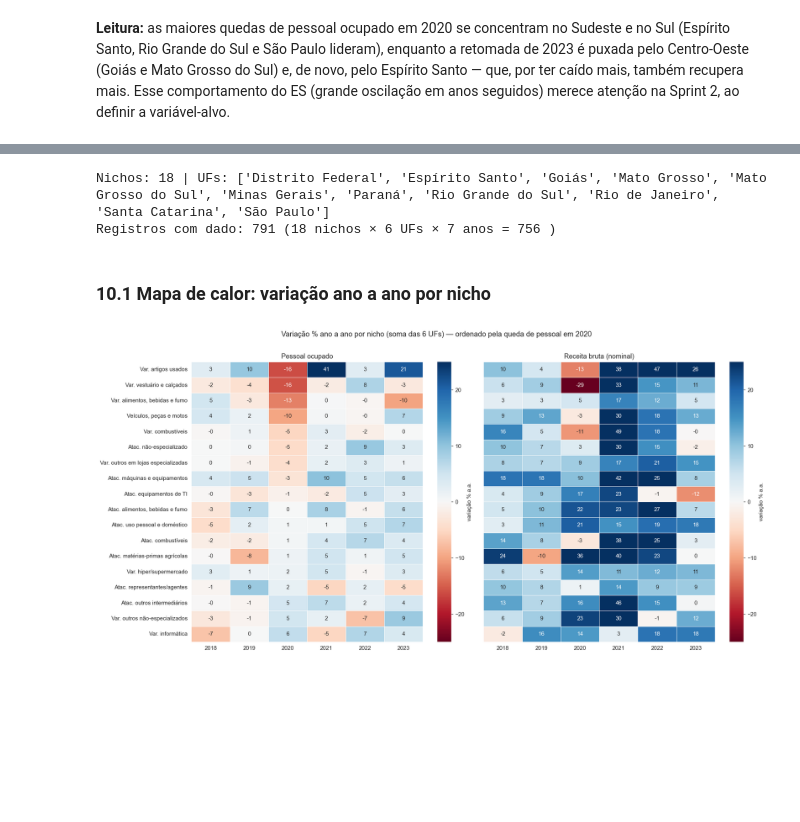
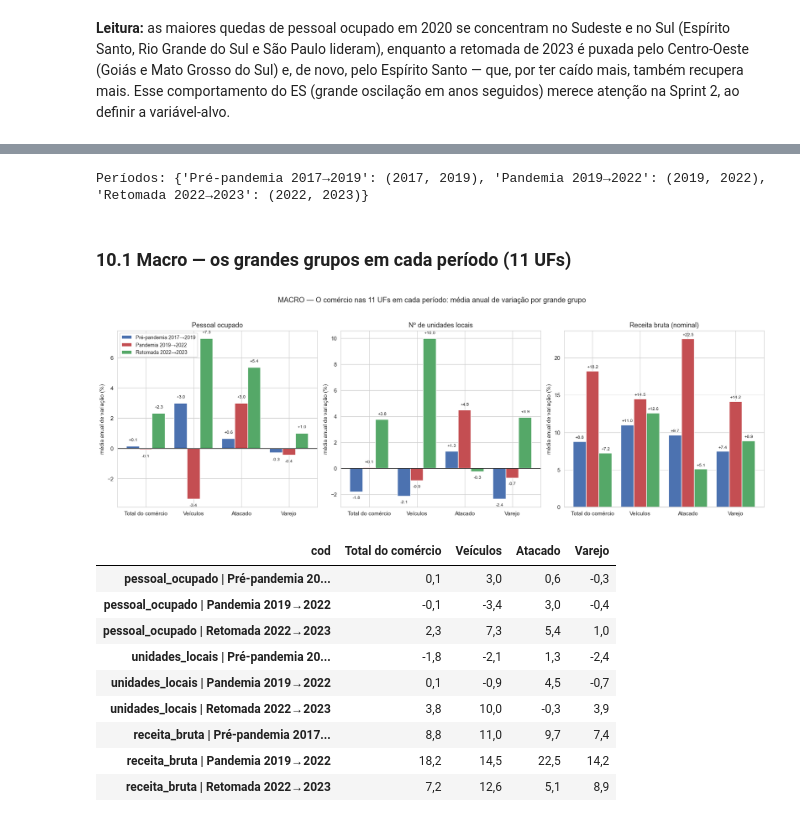
Before and after one commit to NicolasSimoes/cienciasdedados, a Jupyter notebook: cienciadados/Sprint1.ipynb, the cells around one changed output, grey strips where cells are left out. Saved outputs shown, nothing was run; the diff lists cells and outputs as text; code cells hidden in the pictures; blank space fills up the shorter version.

```diff
--- a/cienciadados/Sprint1.ipynb
+++ b/cienciadados/Sprint1.ipynb
@@ -498,4 +501,7 @@ Referência para ler os números de receita: eles são nominais, e o IPCA acumul
 # %%
+PERIODOS = {'Pré-pandemia\n2017→2019': (2017, 2019), 'Pandemia\n2019→2022': (2019, 2022), 'Retomada\n2022→2023': (2022, 2023)}
+COR_PERIODO = {'Pré-pandemia\n2017→2019': '#4C72B0', 'Pandemia\n2019→2022': '#C44E52', 'Retomada\n2022→2023': '#55A868'}
+
 NICHOS = {
     '2.': 'Veículos, peças e motos', '3.1': 'Atac. representantes/agentes', '3.2': 'Atac. matérias-primas agrícolas',
     '3.3': 'Atac. alimentos, bebidas e fumo', '3.4': 'Atac. uso pessoal e doméstico', '3.5.1': 'Atac. combustíveis',
@@ -504,45 +510,64 @@ NICHOS = {
     '4.2': 'Var. alimentos, bebidas e fumo', '4.3': 'Var. vestuário e calçados', '4.4': 'Var. combustíveis',
     '4.5': 'Var. informática', '4.6': 'Var. outros em lojas especializadas', '4.7': 'Var. artigos usados',
 }
+
 uf_all = df[df['nivel_geografico'] == 'UF'].copy()
 uf_all['cod'] = uf_all['categoria'].str.split().str[0]
-nichos = uf_all[uf_all['cod'].isin(NICHOS) & (uf_all[variaveis] != 0).any(axis=1)].copy()
-nichos['nicho'] = nichos['cod'].map(NICHOS)
+uf_all = uf_all[(uf_all[variaveis] != 0).any(axis=1)]
 
-# mercado agregado: soma das 6 UFs por nicho e ano
-mercado = nichos.groupby(['nicho', 'ano'])[variaveis].sum().reset_index()
-mercado['receita_por_pessoa'] = mercado['receita_bruta'] / mercado['pessoal_ocupado']
+def media_anual(piv, a, b):
+    # média anual de variação % entre os anos a e b (taxa composta)
+    return ((piv[b] / piv[a]) ** (1 / (b - a)) - 1) * 100
 
-def pivot(col):
-    return mercado.pivot_table(index='nicho', columns='ano', values=col)
+def por_periodo(piv):
+    return pd.DataFrame({p: media_anual(piv, a, b) for p, (a, b) in PERIODOS.items()})
 
-def var_acum(col, a, b):
-    p = pivot(col)
-    return (p[b] / p[a] - 1) * 100
+def rotulo_periodo(p):
+    return p.replace('\n', ' ')
 
-print("Nichos:", nichos['nicho'].nunique(), "| UFs:", sorted(nichos['geografia'].unique()))
-print("Registros com dado:", len(nichos), "(18 nichos × 6 UFs × 7 anos =", 18 * 6 * 7, ")")
+print("Períodos:", {rotulo_periodo(p): v for p, v in PERIODOS.items()})
 # %% [output]
-Nichos: 18 | UFs: ['Distrito Federal', 'Espírito Santo', 'Goiás', 'Mato Grosso', 'Mato Grosso do Sul', 'Minas Gerais', 'Paraná', 'Rio Grande do Sul', 'Rio de Janeiro', 'Santa Catarina', 'São Paulo']
-Registros com dado: 791 (18 nichos × 6 UFs × 7 anos = 756 )
+Períodos: {'Pré-pandemia 2017→2019': (2017, 2019), 'Pandemia 2019→2022': (2019, 2022), 'Retomada 2022→2023': (2022, 2023)}
 # %% [markdown]
-### 10.1 Mapa de calor: variação ano a ano por nicho
+### 10.1 Macro — os grandes grupos em cada período (11 UFs)
 # %%
-heat_p = pivot('pessoal_ocupado').pct_change(axis=1).iloc[:, 1:] * 100
-heat_r = pivot('receita_bruta').pct_change(axis=1).iloc[:, 1:] * 100
-ordem = heat_p[2020].sort_values().index   # do nicho que mais perdeu emprego em 2020 ao que mais ganhou
+grupos_soma = uf_all[uf_all['cod'].isin(['1.', '2.', '3.', '4.'])].groupby(['cod', 'ano'])[variaveis].sum().reset_index()
+ROTULO_GRUPO = {'1.': 'Total do comércio', '2.': 'Veículos', '3.': 'Atacado', '4.': 'Varejo'}
 
-fig, axes = plt.subplots(1, 2, figsize=(17, 8))
-for ax, h, titulo in zip(axes, [heat_p, heat_r], ['Pessoal ocupado', 'Receita bruta (nominal)']):
-    sns.heatmap(h.loc[ordem], annot=True, fmt='.0f', cmap='RdBu', center=0, vmin=-25, vmax=25,
-                linewidths=0.5, cbar_kws={'label': 'variação % a.a.'}, ax=ax)
+fig, axes = plt.subplots(1, 3, figsize=(17, 5.5))
+for ax, var, titulo in zip(axes, ['pessoal_ocupado', 'unidades_locais', 'receita_bruta'],
+                           ['Pessoal ocupado', 'Nº de unidades locais', 'Receita bruta (nominal)']):
+    t = por_periodo(grupos_soma.pivot_table(index='cod', columns='ano', values=var)).rename(index=ROTULO_GRUPO).loc[list(ROTULO_GRUPO.values())]
+    x = np.arange(len(t))
+    for i, (per, cor) in enumerate(COR_PERIODO.items()):
+        barras = ax.bar(x + (i - 1) * 0.27, t[per], 0.27, color=cor, label=rotulo_periodo(per))
+        for b, v in zip(barras, t[per]):
+            ax.text(b.get_x() + b.get_width() / 2, v + (0.3 if v >= 0 else -0.3), f"{v:+.1f}",
+                    ha='center', va='bottom' if v >= 0 else 'top', fontsize=8)
+    ax.axhline(0, color='black', lw=0.8)
+    ax.set_xticks(x)
+    ax.set_xticklabels(t.index)
     ax.set_title(titulo, fontsize=12)
-    ax.set_xlabel('')
-    ax.set_ylabel('')
-axes[1].set_yticklabels([])
-plt.suptitle('Variação % ano a ano por nicho (soma das 6 UFs) — ordenado pela queda de pessoal em 2020', y=1.01, fontsize=13)
+    ax.set_ylabel('média anual de variação (%)')
+axes[0].legend(fontsize=9, loc='upper left')
+plt.suptitle('MACRO — O comércio nas 11 UFs em cada período: média anual de variação por grande grupo', fontsize=13, y=1.03)
 plt.tight_layout()
 plt.show()
+
+macro = pd.concat({v: por_periodo(grupos_soma.pivot_table(index='cod', columns='ano', values=v)).rename(index=ROTULO_GRUPO)
+                   for v in ['pessoal_ocupado', 'unidades_locais', 'receita_bruta']}, axis=1)
+macro.columns = [f"{v} | {rotulo_periodo(p)}" for v, p in macro.columns]
+display(macro.round(1).T)
 # %% [output]
-[figure, old version]
+[figure, new version]
+| cod | Total do comércio | Veículos | Atacado | Varejo |
+| pessoal_ocupado | Pré-pandemia 20... | 0,1 | 3,0 | 0,6 | -0,3 |
+| pessoal_ocupado | Pandemia 2019→2022 | -0,1 | -3,4 | 3,0 | -0,4 |
+| pessoal_ocupado | Retomada 2022→2023 | 2,3 | 7,3 | 5,4 | 1,0 |
+| unidades_locais | Pré-pandemia 20... | -1,8 | -2,1 | 1,3 | -2,4 |
+| unidades_locais | Pandemia 2019→2022 | 0,1 | -0,9 | 4,5 | -0,7 |
+| unidades_locais | Retomada 2022→2023 | 3,8 | 10,0 | -0,3 | 3,9 |
+| receita_bruta | Pré-pandemia 2017... | 8,8 | 11,0 | 9,7 | 7,4 |
+| receita_bruta | Pandemia 2019→2022 | 18,2 | 14,5 | 22,5 | 14,2 |
+| receita_bruta | Retomada 2022→2023 | 7,2 | 12,6 | 5,1 | 8,9 |
 # %% [markdown]
```
Also changed, not shown: parts of 15 cells of this notebook, 1 other file.
